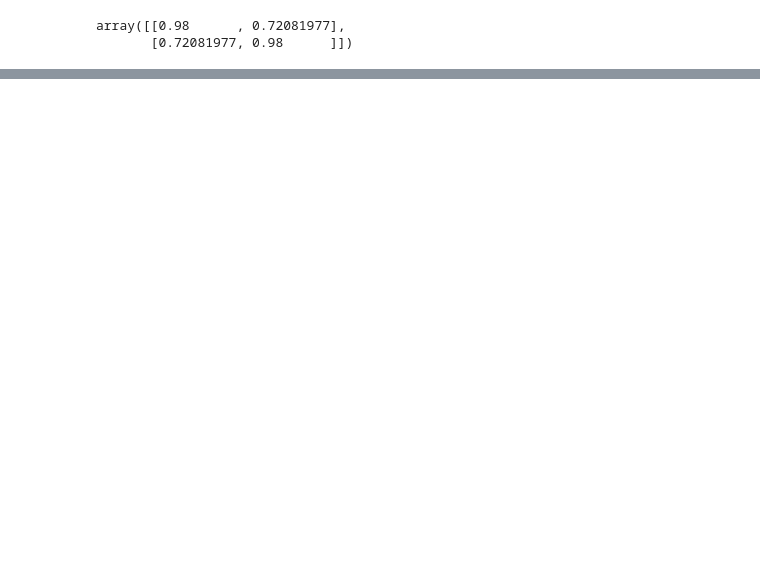
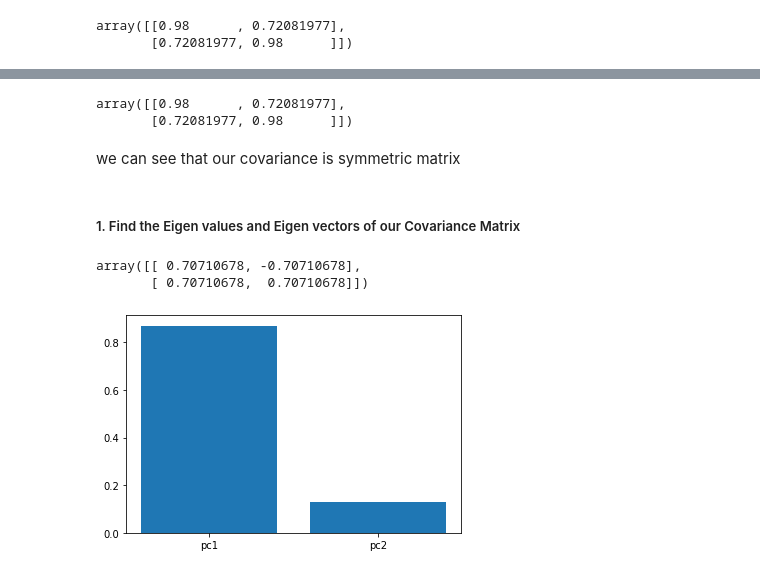
Before and after one commit to aditya0by0/Projects, a Jupyter notebook: PCA - From Scratch/Untitled.ipynb, the cells around one changed output, grey strips where cells are left out. Saved outputs shown, nothing was run; the diff lists cells and outputs as text; code cells hidden in the pictures; blank space fills up the shorter version.

```diff
--- a/PCA - From Scratch/Untitled.ipynb
+++ b/PCA - From Scratch/Untitled.ipynb
@@ -132 +130,45 @@ U,S,V_T = model.run_pca(Covariance_matrix)
+# %%
+# ---------- Covariance Matrix of Normalized data ------------------
+
+Covariance_matrix = (1/(X_norm.shape[0])) * np.dot(X_norm.T,X_norm) # nxm - mxn
+Covariance_matrix # nxn - covariance matix of features of the data
+# %% [output]
+array([[0.98      , 0.72081977],
+       [0.72081977, 0.98      ]])
+# %% [markdown]
+we can see that our covariance is symmetric matrix
+# %% [markdown]
+##### 1. Find the Eigen values and Eigen vectors of our Covariance Matrix
+# %%
+# --------- Finding eigen values and vectors --------
+def find_eigens(Cov_matrix):
+    eigen_values, eigen_vectors = np.linalg.eig(Cov_matrix) # returns tuple of eigen values and unit eigen vectors
+    sort_indices = np.argsort(eigen_values)[::-1] # sort the indices of  eigen value from large to small
+    eigen_values = eigen_values[sort_indices] # sort the eigen values
+    eigen_vectors = eigen_vectors[:,sort_indices] # sort eigen column vectors in same order
+    return eigen_values, eigen_vectors
+
+lambda_, U = find_eigens(Covariance_matrix)
+U
+# %% [output]
+array([[ 0.70710678, -0.70710678],
+       [ 0.70710678,  0.70710678]])
+# %%
+def cal_var_pc(array):
+
+    total_variance = np.sum(array)
+    var_in_pc = []
+    for i in array:
+        var_4_pc = round(i/total_variance,2)
+        var_in_pc.append(var_4_pc)
+
+    return var_in_pc
+
+pca_variance = cal_var_pc(lambda_)
+# %%
+%matplotlib inline
+plt.bar(['pc1','pc2'], pca_variance)
+plt.show()
+# %% [output]
+[figure, added]
 # %%
```
Also changed, not shown: parts of 23 cells of this notebook, 5 other files.
